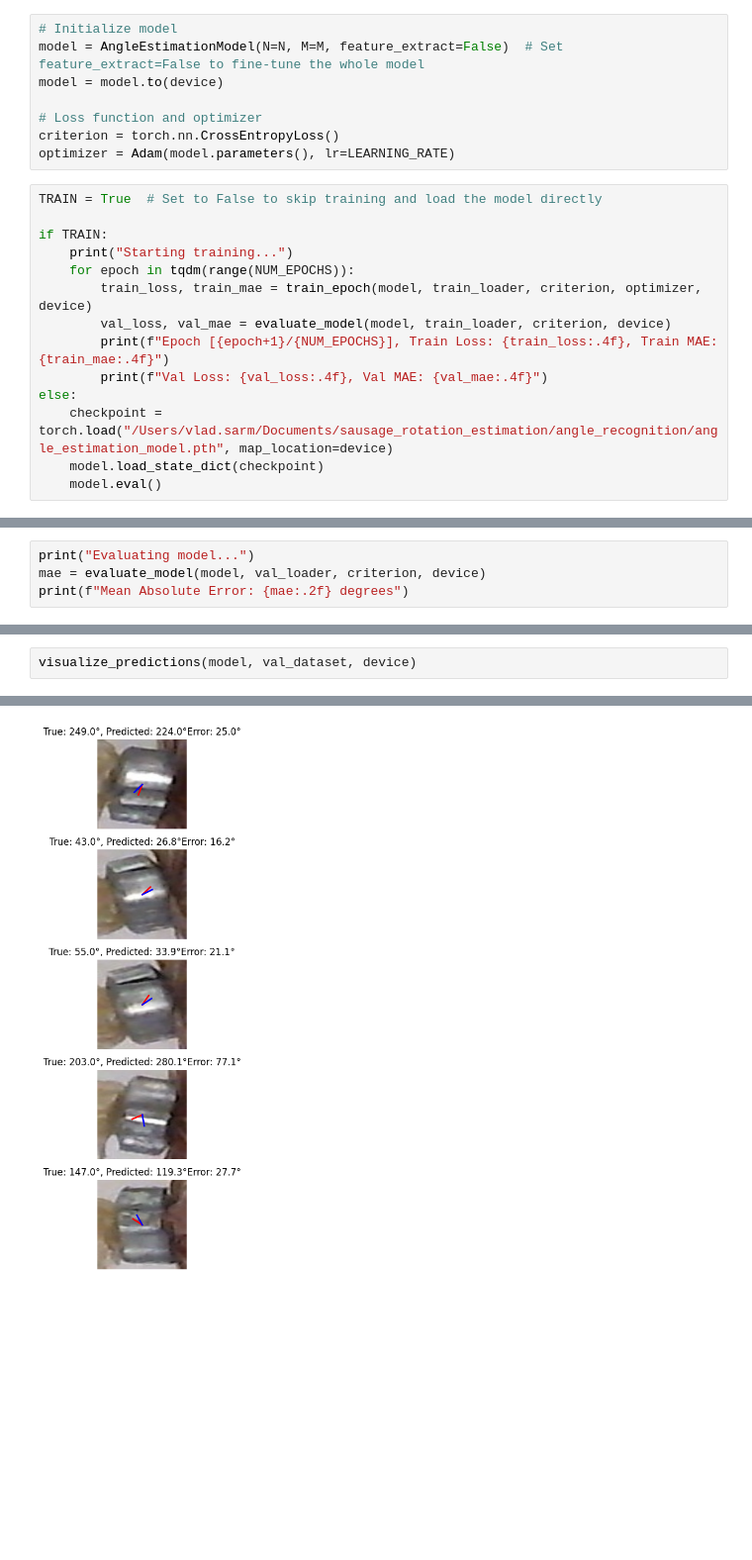
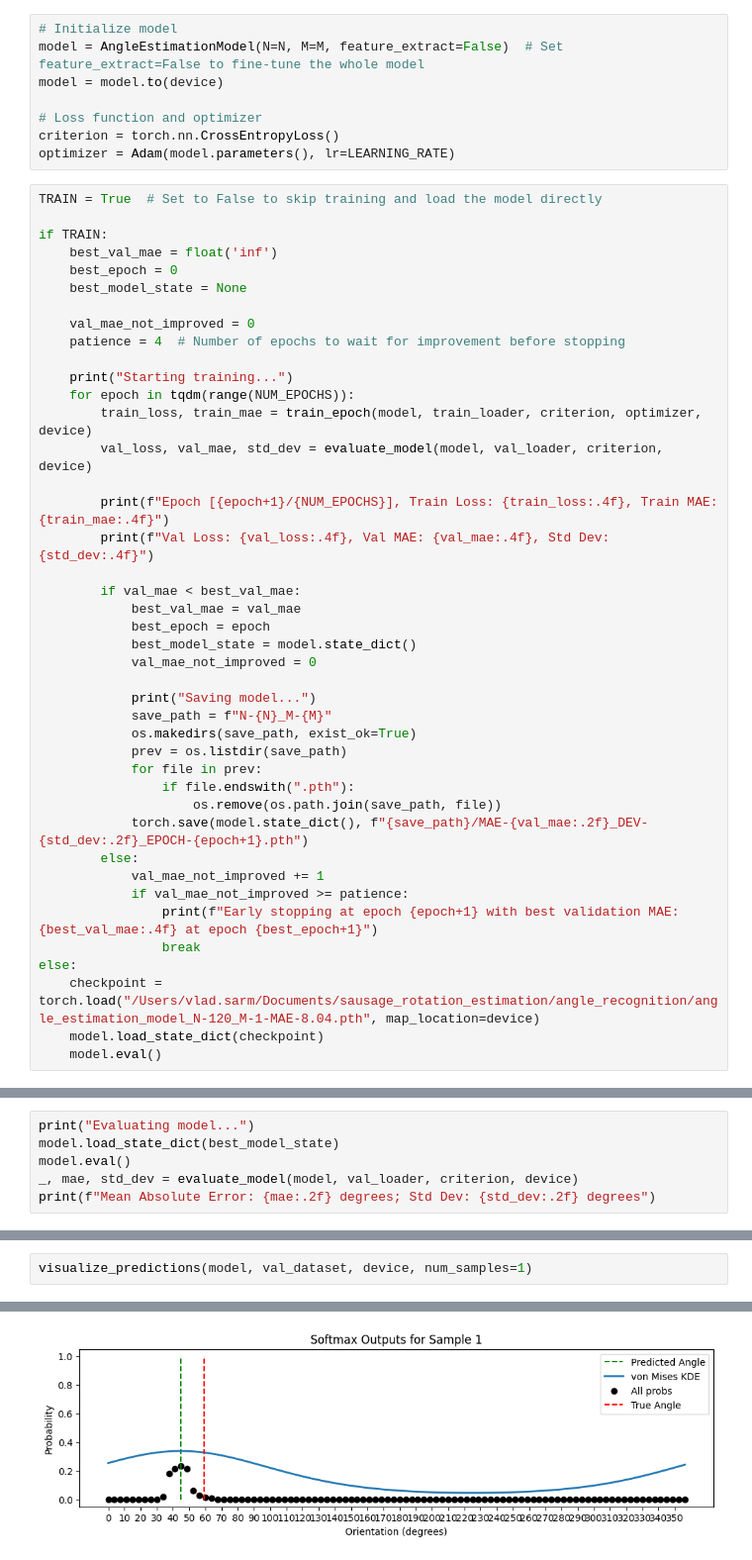
Before and after one commit to VladSarm/sausage_rotation_estimation, a Jupyter notebook: angle_recognition/von_mises.ipynb, the cells around one changed output, grey strips where cells are left out. Shown at 99% size. Saved outputs shown, nothing was run; the diff lists cells and outputs as text; blank space fills up the shorter version.

```diff
--- a/angle_recognition/von_mises.ipynb
+++ b/angle_recognition/von_mises.ipynb
@@ -79,14 +88,42 @@ optimizer = Adam(model.parameters(), lr=LEARNING_RATE)
 TRAIN = True  # Set to False to skip training and load the model directly
 
 if TRAIN:
+    best_val_mae = float('inf')
+    best_epoch = 0
+    best_model_state = None
+
+    val_mae_not_improved = 0
+    patience = 4  # Number of epochs to wait for improvement before stopping
+
     print("Starting training...")
     for epoch in tqdm(range(NUM_EPOCHS)):
         train_loss, train_mae = train_epoch(model, train_loader, criterion, optimizer, device)
-        val_loss, val_mae = evaluate_model(model, train_loader, criterion, device)
+        val_loss, val_mae, std_dev = evaluate_model(model, val_loader, criterion, device)
+
         print(f"Epoch [{epoch+1}/{NUM_EPOCHS}], Train Loss: {train_loss:.4f}, Train MAE: {train_mae:.4f}")
-        print(f"Val Loss: {val_loss:.4f}, Val MAE: {val_mae:.4f}")
+        print(f"Val Loss: {val_loss:.4f}, Val MAE: {val_mae:.4f}, Std Dev: {std_dev:.4f}")
+
+        if val_mae < best_val_mae:
+            best_val_mae = val_mae
+            best_epoch = epoch
+            best_model_state = model.state_dict()
+            val_mae_not_improved = 0
+
+            print("Saving model...")
+            save_path = f"N-{N}_M-{M}"
+            os.makedirs(save_path, exist_ok=True)
+            prev = os.listdir(save_path)
+            for file in prev:
+                if file.endswith(".pth"):
+                    os.remove(os.path.join(save_path, file))
+            torch.save(model.state_dict(), f"{save_path}/MAE-{val_mae:.2f}_DEV-{std_dev:.2f}_EPOCH-{epoch+1}.pth")
+        else:
+            val_mae_not_improved += 1
+            if val_mae_not_improved >= patience:
+                print(f"Early stopping at epoch {epoch+1} with best validation MAE: {best_val_mae:.4f} at epoch {best_epoch+1}")
+                break
 else:
-    checkpoint = torch.load("/Users/vlad.sarm/Documents/sausage_rotation_estimation/angle_recognition/angle_estimation_model.pth", map_location=device)
+    checkpoint = torch.load("/Users/vlad.sarm/Documents/sausage_rotation_estimation/angle_recognition/angle_estimation_model_N-120_M-1-MAE-8.04.pth", map_location=device)
     model.load_state_dict(checkpoint)
     model.eval()
 # %% [output]
@@ -108,6 +155,8 @@ Val Loss: 2.3579, Val MAE: 29.0477
 # %%
 print("Evaluating model...")
-mae = evaluate_model(model, val_loader, criterion, device)
-print(f"Mean Absolute Error: {mae:.2f} degrees")
+model.load_state_dict(best_model_state)
+model.eval()
+_, mae, std_dev = evaluate_model(model, val_loader, criterion, device)
+print(f"Mean Absolute Error: {mae:.2f} degrees; Std Dev: {std_dev:.2f} degrees")
 # %% [output]
 Evaluating model...
@@ -207,4 +342,4 @@ def visualize_predictions(model, dataset, device, num_samples=5, save_path=None)
     plt.show()
 # %%
-visualize_predictions(model, val_dataset, device)
+visualize_predictions(model, val_dataset, device, num_samples=1)
 # %% [output]
@@ -211 +348 @@ visualize_predictions(model, val_dataset, device)
-[figure, old version]
+[figure, new version]
```
Also changed, not shown: parts of 13 cells of this notebook, 14 other files.
